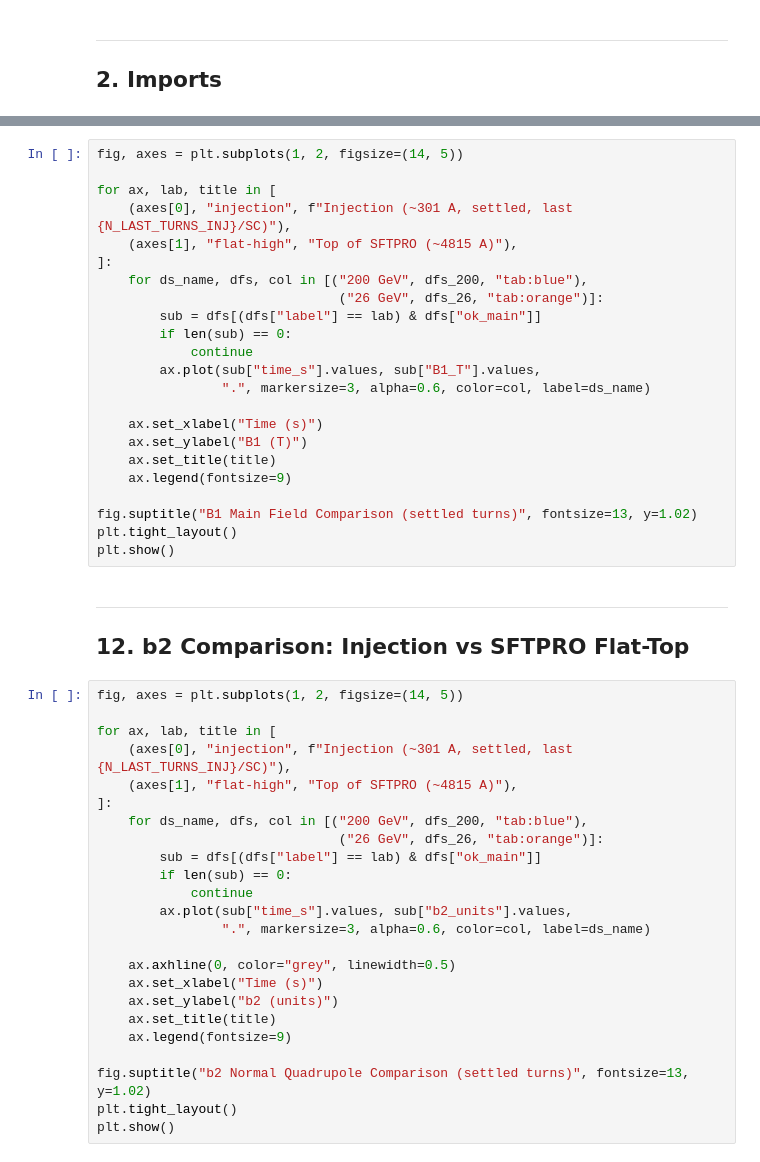
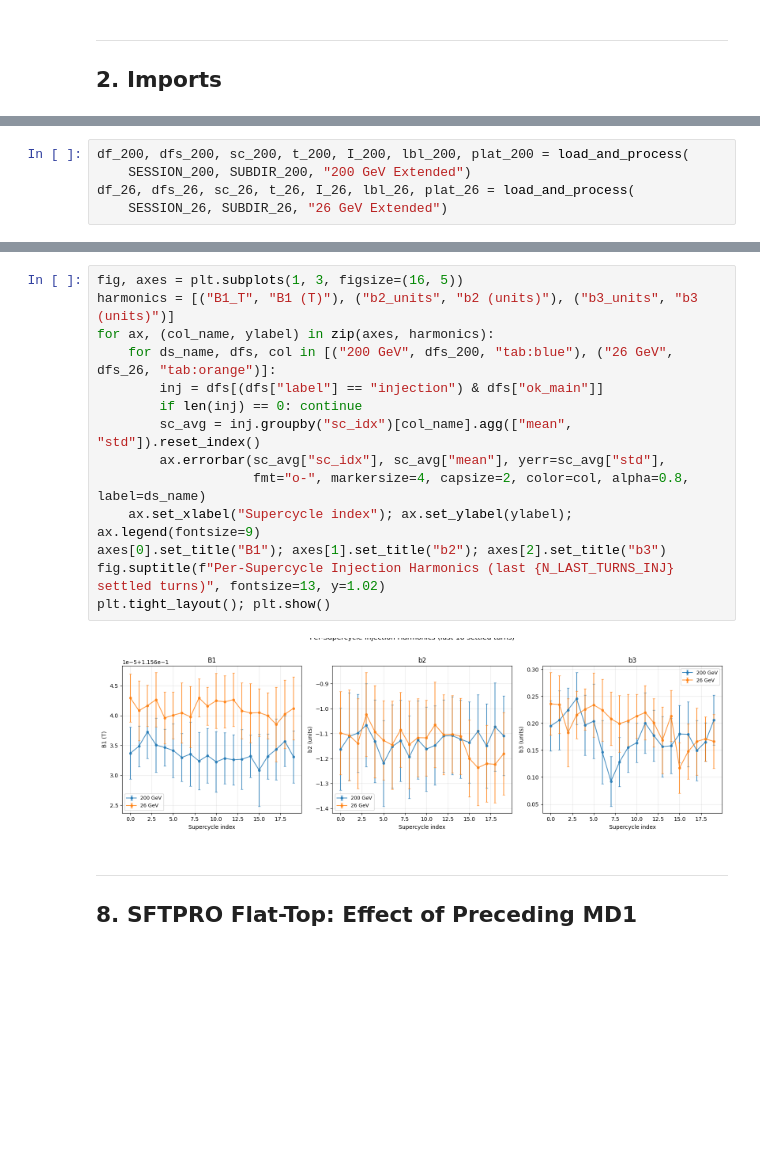
Before and after one commit to albellel/rotating-coil-analyzer, a Jupyter notebook: rotating_coil_analyzer/notebooks/SPS_MBB/comparison/2026-02-06_200GeV_vs_26GeV.ipynb, the cells around one changed output, grey strips where cells are left out. Cells and saved outputs as stored; diff of their text form; blank space fills up the shorter version.

```diff
--- a/rotating_coil_analyzer/notebooks/SPS_MBB/comparison/2026-02-06_200GeV_vs_26GeV.ipynb
+++ b/rotating_coil_analyzer/notebooks/SPS_MBB/comparison/2026-02-06_200GeV_vs_26GeV.ipynb
@@ -681,0 +270,5 @@ print("Any significant delta indicates history-dependent iron magnetisation.")
+# %%
+df_200, dfs_200, sc_200, t_200, I_200, lbl_200, plat_200 = load_and_process(
+    SESSION_200, SUBDIR_200, "200 GeV Extended")
+df_26, dfs_26, sc_26, t_26, I_26, lbl_26, plat_26 = load_and_process(
+    SESSION_26, SUBDIR_26, "26 GeV Extended")
@@ -720,50 +314,19 @@ print(df_summary.to_string(index=False))
-# %%
-fig, axes = plt.subplots(1, 2, figsize=(14, 5))
-
-for ax, lab, title in [
-    (axes[0], "injection", f"Injection (~301 A, settled, last {N_LAST_TURNS_INJ}/SC)"),
-    (axes[1], "flat-high", "Top of SFTPRO (~4815 A)"),
-]:
-    for ds_name, dfs, col in [("200 GeV", dfs_200, "tab:blue"),
-                               ("26 GeV", dfs_26, "tab:orange")]:
-        sub = dfs[(dfs["label"] == lab) & dfs["ok_main"]]
-        if len(sub) == 0:
-            continue
-        ax.plot(sub["time_s"].values, sub["B1_T"].values,
-                ".", markersize=3, alpha=0.6, color=col, label=ds_name)
-
-    ax.set_xlabel("Time (s)")
-    ax.set_ylabel("B1 (T)")
-    ax.set_title(title)
-    ax.legend(fontsize=9)
-
-fig.suptitle("B1 Main Field Comparison (settled turns)", fontsize=13, y=1.02)
-plt.tight_layout()
-plt.show()
+# %%
+fig, axes = plt.subplots(1, 3, figsize=(16, 5))
+harmonics = [("B1_T", "B1 (T)"), ("b2_units", "b2 (units)"), ("b3_units", "b3 (units)")]
+for ax, (col_name, ylabel) in zip(axes, harmonics):
+    for ds_name, dfs, col in [("200 GeV", dfs_200, "tab:blue"), ("26 GeV", dfs_26, "tab:orange")]:
+        inj = dfs[(dfs["label"] == "injection") & dfs["ok_main"]]
+        if len(inj) == 0: continue
+        sc_avg = inj.groupby("sc_idx")[col_name].agg(["mean", "std"]).reset_index()
+        ax.errorbar(sc_avg["sc_idx"], sc_avg["mean"], yerr=sc_avg["std"],
+                    fmt="o-", markersize=4, capsize=2, color=col, alpha=0.8, label=ds_name)
+    ax.set_xlabel("Supercycle index"); ax.set_ylabel(ylabel); ax.legend(fontsize=9)
+axes[0].set_title("B1"); axes[1].set_title("b2"); axes[2].set_title("b3")
+fig.suptitle(f"Per-Supercycle Injection Harmonics (last {N_LAST_TURNS_INJ} settled turns)", fontsize=13, y=1.02)
+plt.tight_layout(); plt.show()
+# %% [output]
+[figure, added]
 # %% [markdown]
 ---
-## 12. b2 Comparison: Injection vs SFTPRO Flat-Top
+## 8. SFTPRO Flat-Top: Effect of Preceding MD1
-# %%
-fig, axes = plt.subplots(1, 2, figsize=(14, 5))
-
-for ax, lab, title in [
-    (axes[0], "injection", f"Injection (~301 A, settled, last {N_LAST_TURNS_INJ}/SC)"),
-    (axes[1], "flat-high", "Top of SFTPRO (~4815 A)"),
-]:
-    for ds_name, dfs, col in [("200 GeV", dfs_200, "tab:blue"),
-                               ("26 GeV", dfs_26, "tab:orange")]:
-        sub = dfs[(dfs["label"] == lab) & dfs["ok_main"]]
-        if len(sub) == 0:
-            continue
-        ax.plot(sub["time_s"].values, sub["b2_units"].values,
-                ".", markersize=3, alpha=0.6, color=col, label=ds_name)
-
-    ax.axhline(0, color="grey", linewidth=0.5)
-    ax.set_xlabel("Time (s)")
-    ax.set_ylabel("b2 (units)")
-    ax.set_title(title)
-    ax.legend(fontsize=9)
-
-fig.suptitle("b2 Normal Quadrupole Comparison (settled turns)", fontsize=13, y=1.02)
-plt.tight_layout()
-plt.show()
```
Also changed, not shown: parts of 40 cells of this notebook, 11 other files.
